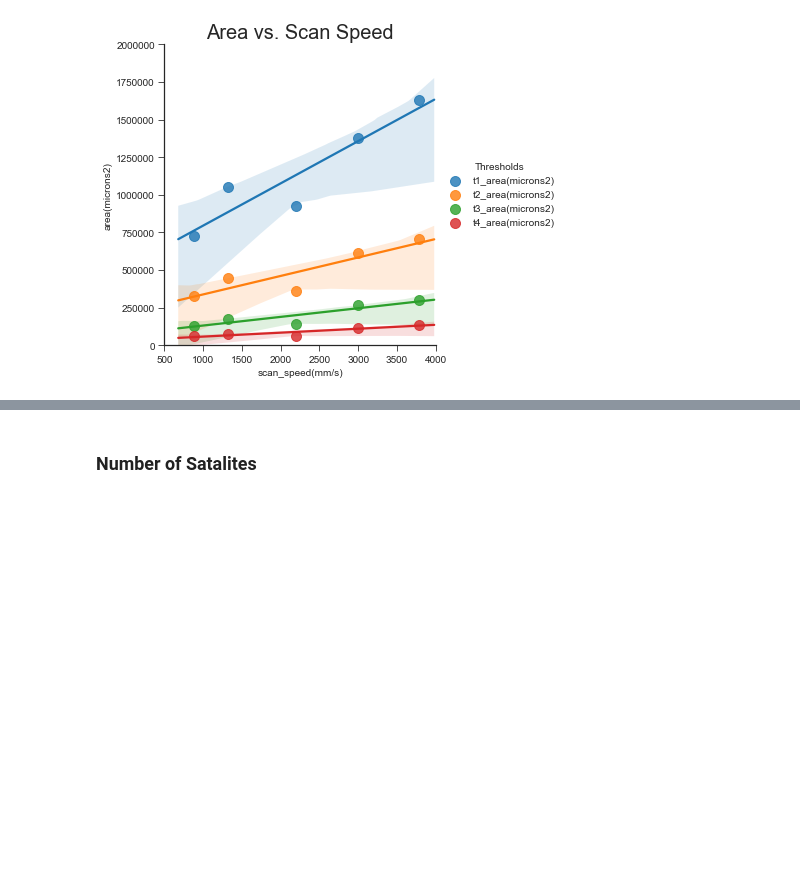
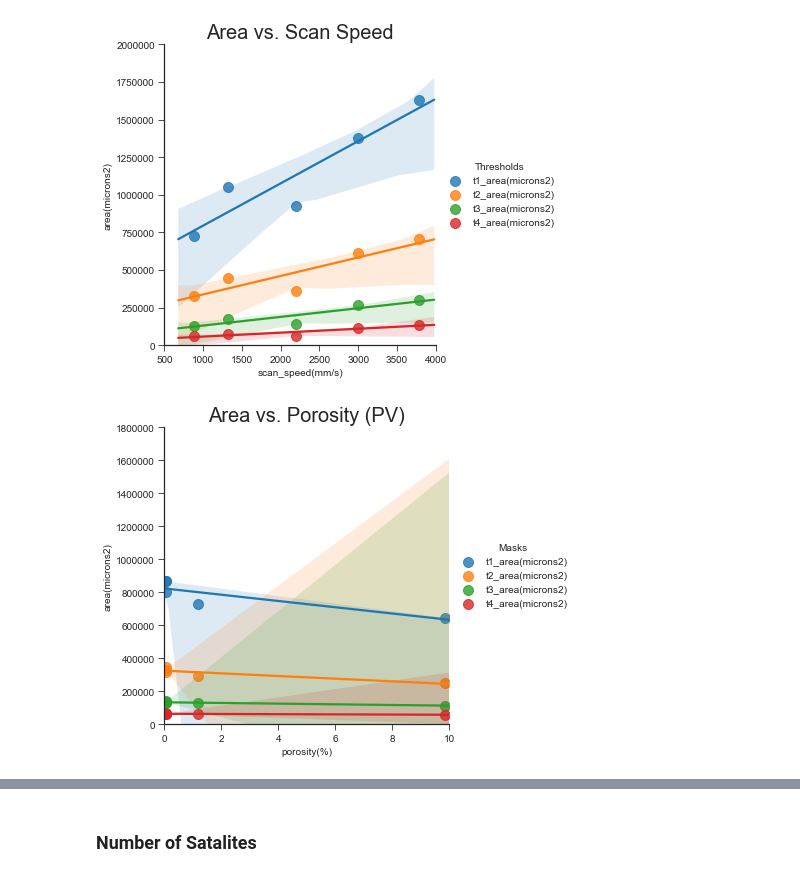
Before and after one commit to milesin3d/IncreaseAMYield, a Jupyter notebook: IncreaseAMYield.ipynb, the cells around one changed output, grey strips where cells are left out. Drawn from its saved outputs; the diff is of its cells as text; code cells hidden in the pictures; blank space fills up the shorter version.

```diff
--- a/IncreaseAMYield.ipynb
+++ b/IncreaseAMYield.ipynb
@@ -1689,16 +1759,16 @@ create_lmplot(plot_dict_area_pv)
 # Plot area vs scan speed
 
 # select power variation (sv) rows
-mpm_area_pv = mpm_area[mpm_area['cond_type'] == 'SV']
+mpm_area_sv = mpm_area[mpm_area['cond_type'] == 'SV']
 
 # convert the level_1 index into a column
-mpm_area_pv.reset_index(level=1, inplace=True)
+mpm_area_sv.reset_index(level=1, inplace=True)
 
 # values used to create the plot
 plot_dict_area_sv = {
                 'x_data' : 'scan_speed(mm/s)',
                 'y_data' : 'area(microns2)',
-                'table' : mpm_area_pv,
+                'table' : mpm_area_sv,
                 'hue' : 'threshold',
                 'title' : 'Area vs. Scan Speed',
                 'x_lim' : [500,4000],
@@ -1709,3 +1779,21 @@ plot_dict_area_sv = {
 create_lmplot(plot_dict_area_sv)
 # %% [output]
 [figure]
+# %%
+# Plot area vs porosity (power variation)
+
+# values used to create the plot
+plot_dict_area_pv_mp = {
+                'x_data' : 'porosity(%)',
+                'y_data' : 'area(microns2)',
+                'table' : mpm_area_pv,
+                'hue' : 'threshold',
+                'title' : 'Area vs. Porosity (PV)',
+                'x_lim' : [0,10],
+                'y_lim' : [0,1800000],
+                'legend_title' : 'Masks'
+             }
+
+create_lmplot(plot_dict_area_pv_mp)
+# %% [output]
+[figure, added]
```
Also changed, not shown: parts of 17 cells of this notebook.
